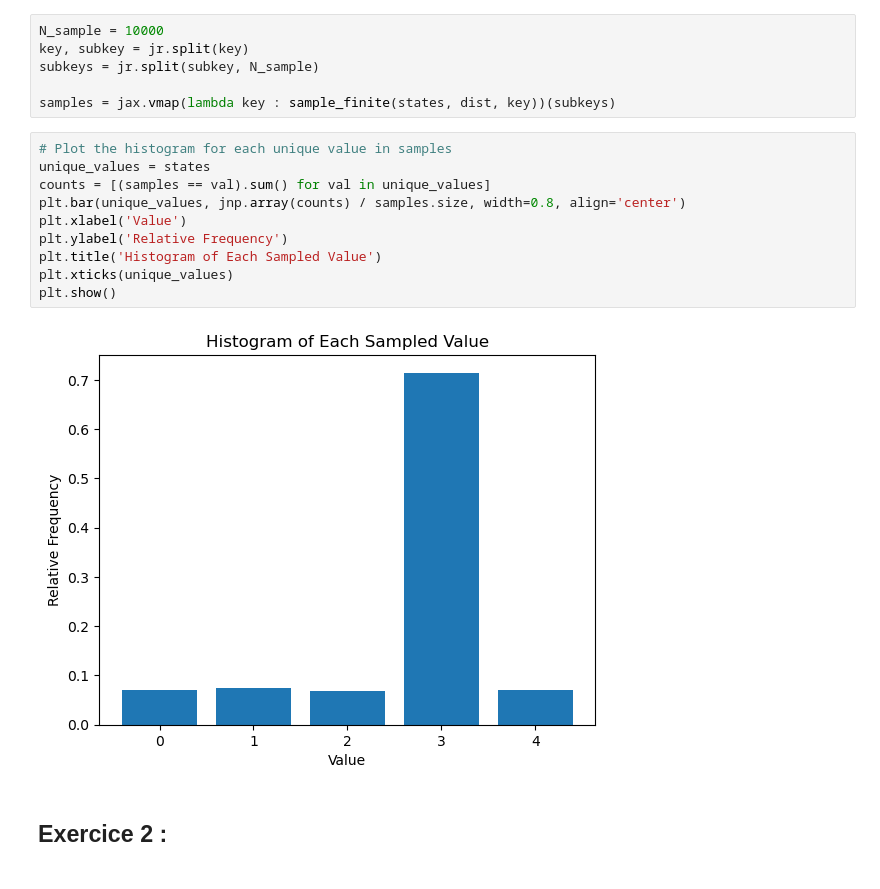
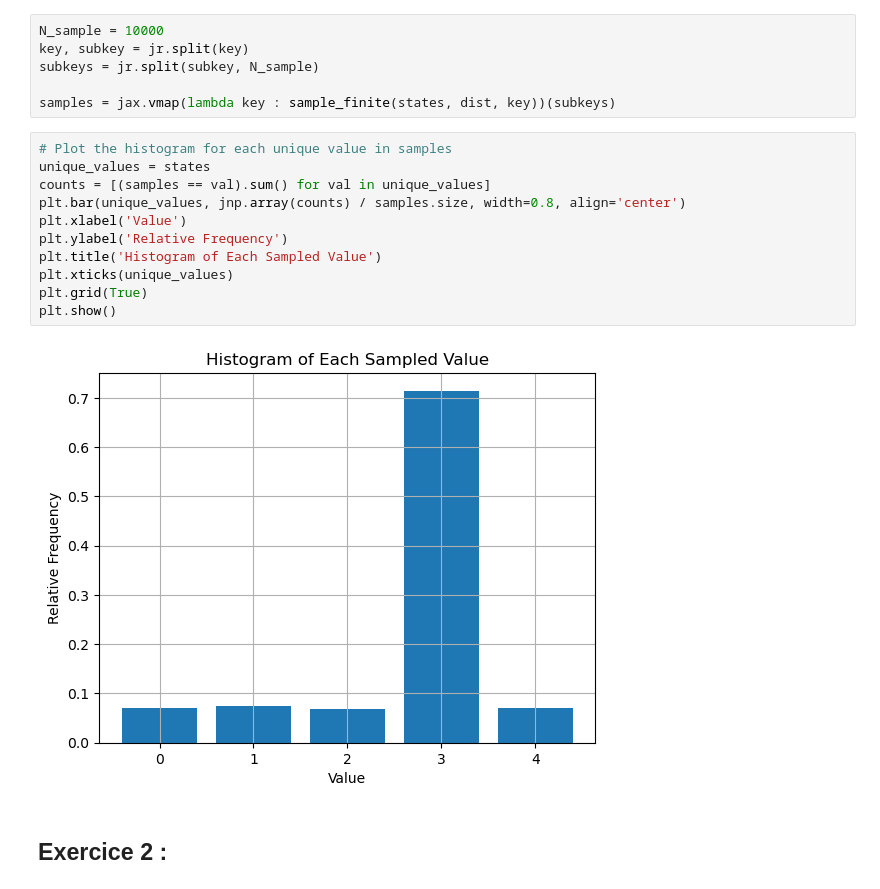
Before and after one commit to abelmaxv/TP-Comp-Stats, a Jupyter notebook: TP2/TP2.ipynb, the cells around one changed output. Drawn from its saved outputs; the diff is of its cells as text.

```diff
--- a/TP2/TP2.ipynb
+++ b/TP2/TP2.ipynb
@@ -45,15 +46,16 @@ samples = jax.vmap(lambda key : sample_finite(states, dist, key))(subkeys)
 # %%
 # Plot the histogram for each unique value in samples
 unique_values = states
 counts = [(samples == val).sum() for val in unique_values]
 plt.bar(unique_values, jnp.array(counts) / samples.size, width=0.8, align='center')
 plt.xlabel('Value')
 plt.ylabel('Relative Frequency')
 plt.title('Histogram of Each Sampled Value')
 plt.xticks(unique_values)
+plt.grid(True)
 plt.show()
 # %% [output]
-[figure, old version]
+[figure, new version]
 # %% [markdown]
 ## **Exercice 2 :**
 # %% [markdown]
```
Also changed, not shown: parts of 28 cells of this notebook.
